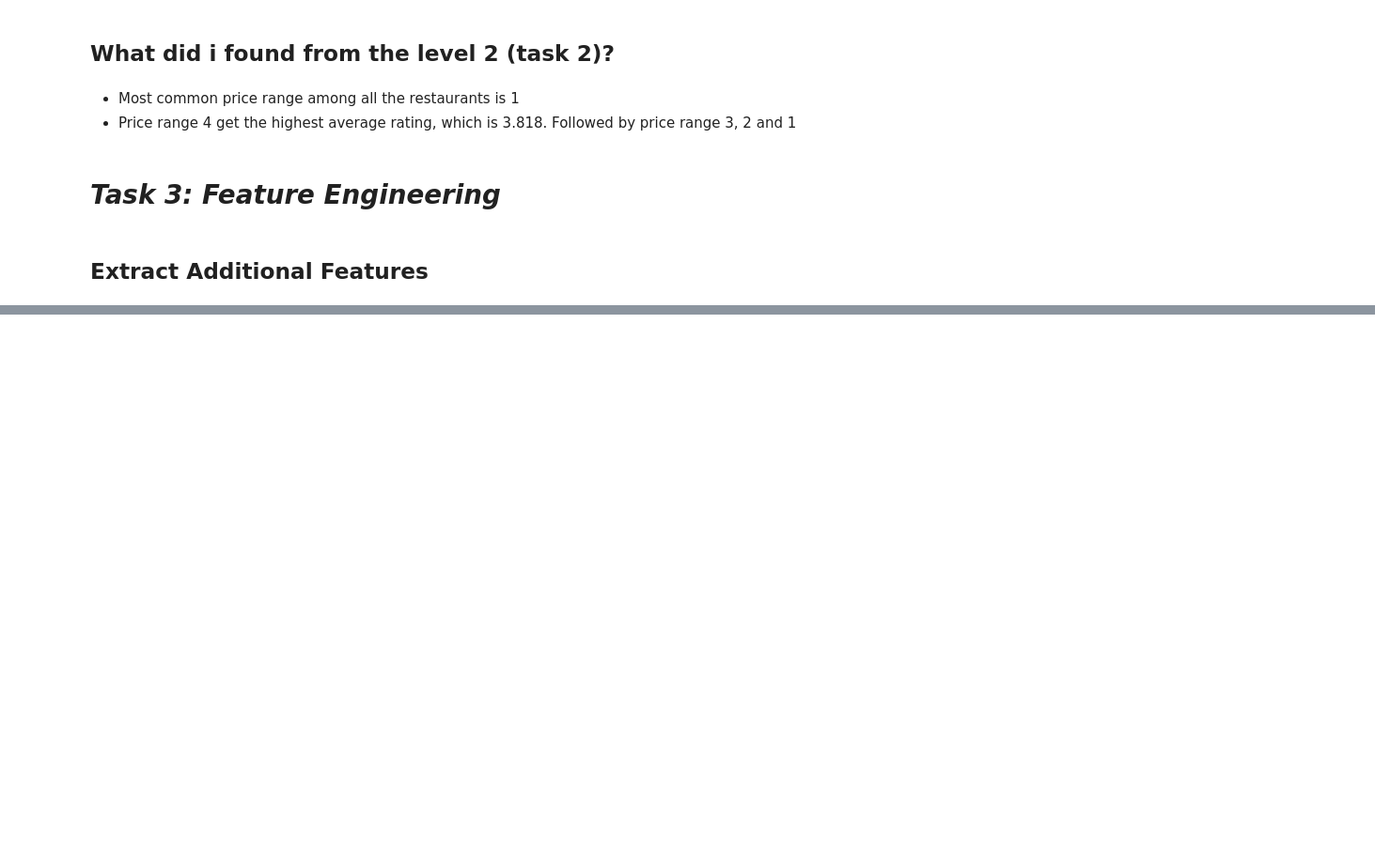
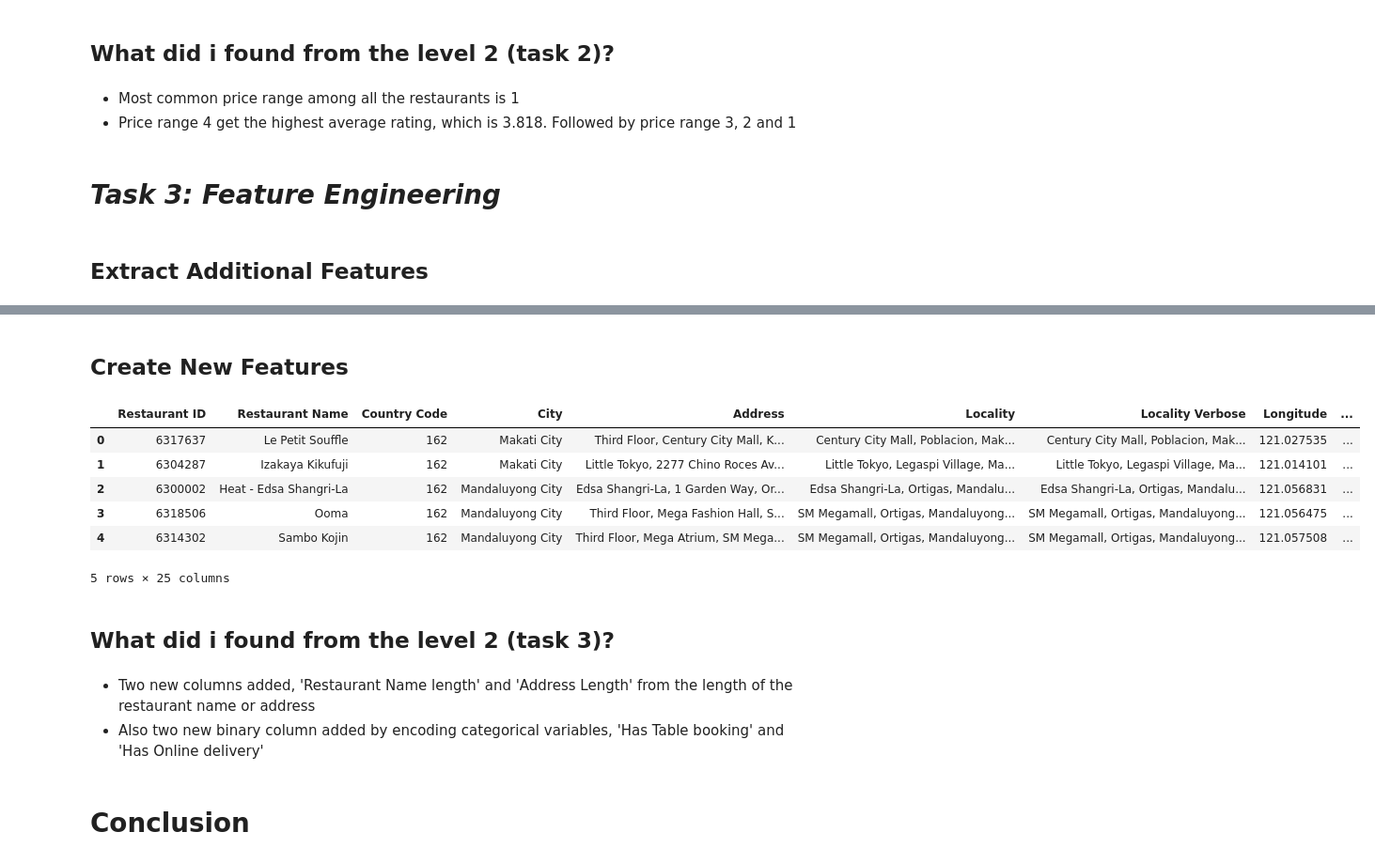
Before and after one commit to Ansu-Devog/Data-analysis-Internship-Cognifyz-, a Jupyter notebook: Level 2/Restaurant_Insights.ipynb, the cells around one changed output, grey strips where cells are left out. Shown: that part at 94% size. Drawn from its saved outputs; the diff is of its cells as text; code cells hidden in the pictures; blank space fills up the shorter version.

```diff
--- a/Level 2/Restaurant_Insights.ipynb
+++ b/Level 2/Restaurant_Insights.ipynb
@@ -215,0 +230,28 @@ NameError: name 'df' is not defined
+# %% [markdown]
+## Create New Features
+# %%
+# Creating new features like "Has Table Booking" or "Has Online Delivery" by encoding categorical variables
+# Create new binary columns
+df['Has Table Booking'] = np.where(df['Has Table booking'] == 'Yes', 1, 0)
+df['Has Online Delivery'] = np.where(df['Has Online delivery'] == 'Yes', 1, 0)
+
+# Drop the original categorical columns if needed
+# df = df.drop(['Has Table booking', 'Has Online delivery'], axis=1)
+
+# Display the updated DataFrame
+df.head()
+# %% [output]
+|  | Restaurant ID | Restaurant Name | Country Code | City | Address | Locality | Locality Verbose | Longitude | ... |
+| 0 | 6317637 | Le Petit Souffle | 162 | Makati City | Third Floor, Century City Mall, K... | Century City Mall, Poblacion, Mak... | Century City Mall, Poblacion, Mak... | 121.027535 | ... |
+| 1 | 6304287 | Izakaya Kikufuji | 162 | Makati City | Little Tokyo, 2277 Chino Roces Av... | Little Tokyo, Legaspi Village, Ma... | Little Tokyo, Legaspi Village, Ma... | 121.014101 | ... |
+| 2 | 6300002 | Heat - Edsa Shangri-La | 162 | Mandaluyong City | Edsa Shangri-La, 1 Garden Way, Or... | Edsa Shangri-La, Ortigas, Mandalu... | Edsa Shangri-La, Ortigas, Mandalu... | 121.056831 | ... |
+| 3 | 6318506 | Ooma | 162 | Mandaluyong City | Third Floor, Mega Fashion Hall, S... | SM Megamall, Ortigas, Mandaluyong... | SM Megamall, Ortigas, Mandaluyong... | 121.056475 | ... |
+| 4 | 6314302 | Sambo Kojin | 162 | Mandaluyong City | Third Floor, Mega Atrium, SM Mega... | SM Megamall, Ortigas, Mandaluyong... | SM Megamall, Ortigas, Mandaluyong... | 121.057508 | ... |
+5 rows × 25 columns
+# %% [markdown]
+## What did i found from the level 2 (task 3)?
+# %% [markdown]
+* Two new columns added, 'Restaurant Name length' and 'Address Length' from the length of the restaurant name or address
+* Also two new binary column added by encoding categorical variables, 'Has Table booking' and 'Has Online delivery'
+# %% [markdown]
+# **Conclusion**
```
Also changed, not shown: parts of 5 cells of this notebook.
